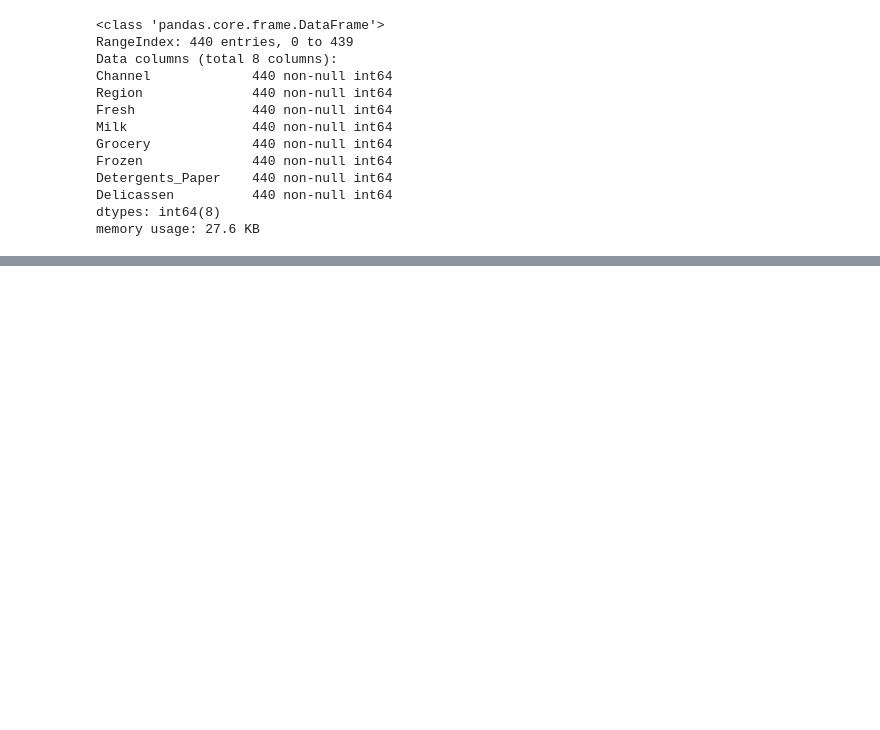
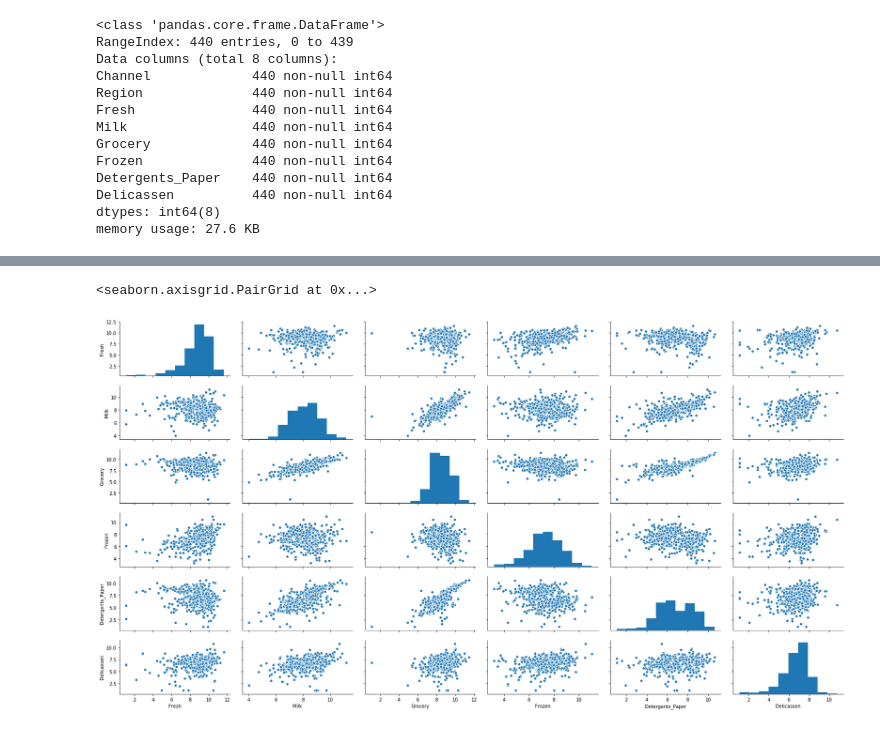
Before and after one commit to waficf/Python_Data_Training, a Jupyter notebook: Wholesale_Cluster.ipynb, the cells around one changed output, grey strips where cells are left out. Cells and saved outputs as stored; diff of their text form; code cells hidden in the pictures; blank space fills up the shorter version.

```diff
--- a/Wholesale_Cluster.ipynb
+++ b/Wholesale_Cluster.ipynb
@@ -57,0 +62,7 @@ df.head()
+# %%
+# TODO: Select three indices of your choice you wish to sample from the dataset
+indices = [67, 155, 339, 334]
+
+# Create a DataFrame of the chosen samples
+sample = pd.DataFrame(df.iloc[indices], columns=list(df))
+sample
@@ -66,0 +181,12 @@ Report the prediction score of the testing set using the regressor's score funct
+# %%
+# TODO: Scale the data using the natural logarithm
+log_data = np.log(df)
+
+# TODO: Scale the sample data using the natural logarithm
+log_sample = np.log(sample)
+
+# Produce a scatter matrix for each pair of newly-transformed features
+sns.pairplot(log_data, size=2, aspect=1.9)
+# %% [output]
+<seaborn.axisgrid.PairGrid at 0x...>
+[figure, added]
```
Also changed, not shown: parts of 25 cells of this notebook.
